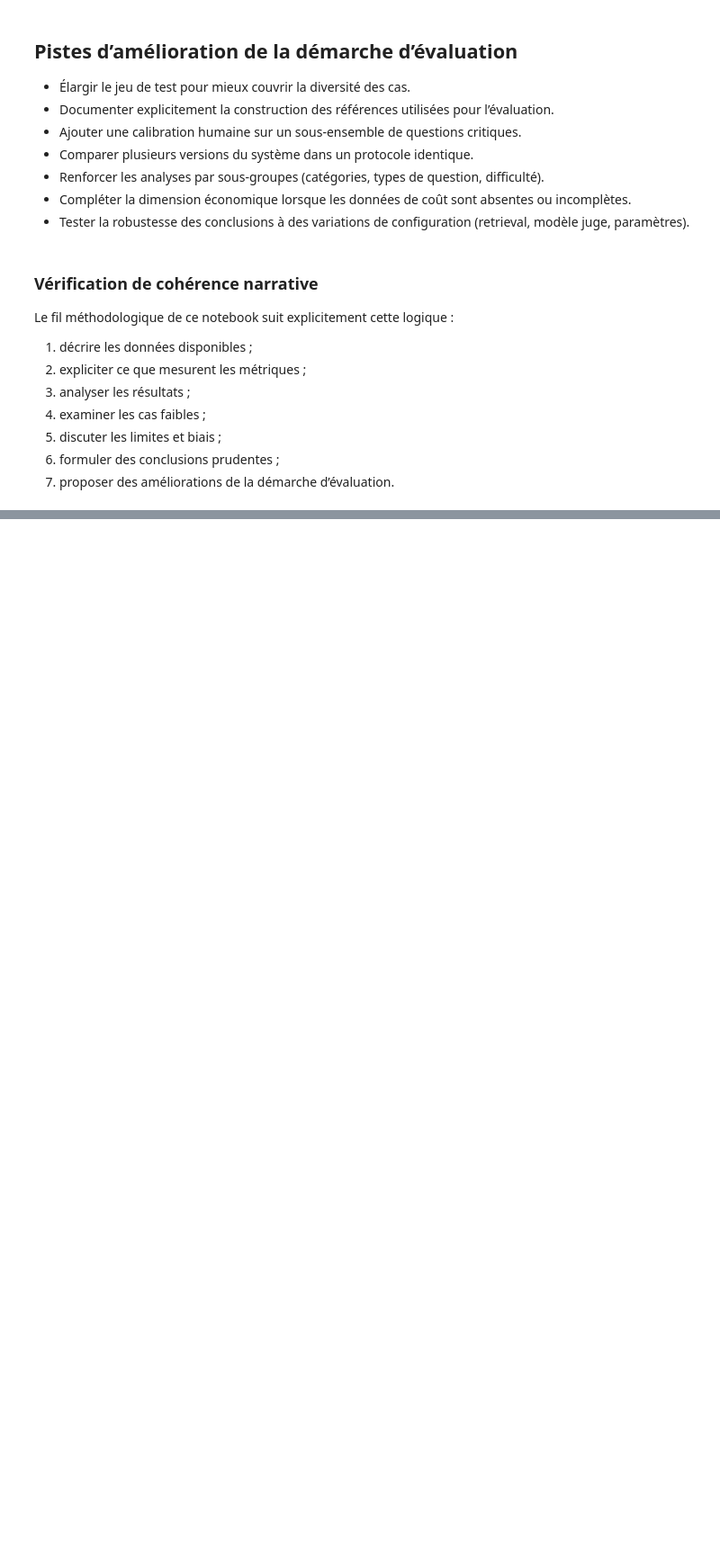
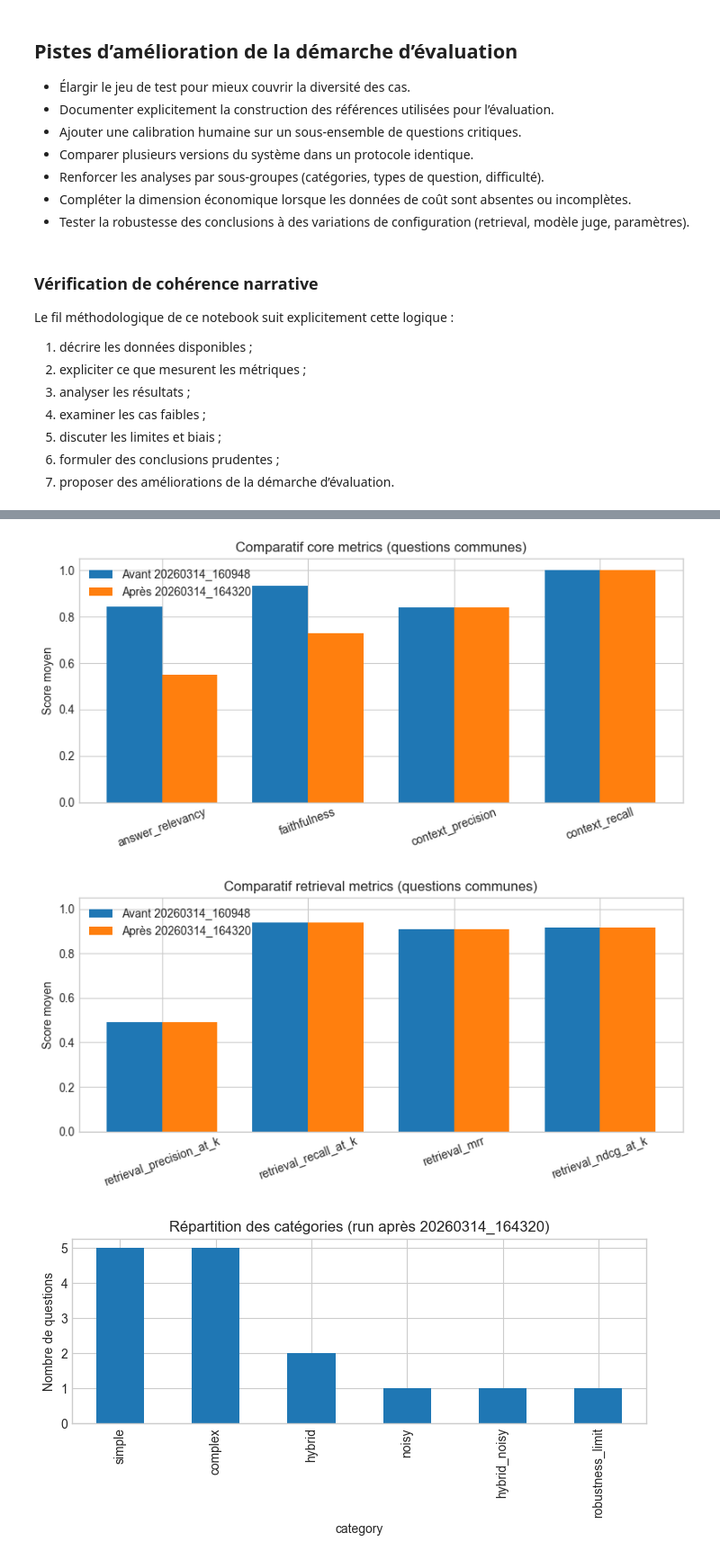
Before and after one commit to stephmnt/eval_RAGAS, a Jupyter notebook: notes_perso.ipynb, the cells around one changed output, grey strips where cells are left out. Shown at 90% size. Cells and saved outputs as stored; diff of their text form; code cells hidden in the pictures; blank space fills up the shorter version.

Commit message:
structuration comparatif

```diff
--- a/notes_perso.ipynb
+++ b/notes_perso.ipynb
@@ -698,0 +902,54 @@ Le fil méthodologique de ce notebook suit explicitement cette logique :
+# %%
+# Graphique 1 : Core metrics (comparaison stricte sur questions communes si possible)
+if not common_table.empty:
+    fig, ax = plt.subplots(figsize=(8, 4))
+    x = np.arange(len(core_metrics))
+    width = 0.38
+
+    y_before = [common_table.loc[common_table['metric'] == m, f'before_{before_ts}_common'].values[0] for m in core_metrics]
+    y_after = [common_table.loc[common_table['metric'] == m, f'after_{after_ts}_common'].values[0] for m in core_metrics]
+
+    ax.bar(x - width/2, y_before, width=width, label=f'Avant {before_ts}')
+    ax.bar(x + width/2, y_after, width=width, label=f'Après {after_ts}')
+    ax.set_xticks(x)
+    ax.set_xticklabels(core_metrics, rotation=20)
+    ax.set_ylim(0, 1.05)
+    ax.set_ylabel('Score moyen')
+    ax.set_title('Comparatif core metrics (questions communes)')
+    ax.legend()
+    plt.tight_layout()
+    plt.show()
+
+# Graphique 2 : Retrieval metrics (même logique)
+if not common_table.empty:
+    fig, ax = plt.subplots(figsize=(8, 4))
+    x = np.arange(len(retrieval_metrics))
+    width = 0.38
+
+    y_before = [common_table.loc[common_table['metric'] == m, f'before_{before_ts}_common'].values[0] for m in retrieval_metrics]
+    y_after = [common_table.loc[common_table['metric'] == m, f'after_{after_ts}_common'].values[0] for m in retrieval_metrics]
+
+    ax.bar(x - width/2, y_before, width=width, label=f'Avant {before_ts}')
+    ax.bar(x + width/2, y_after, width=width, label=f'Après {after_ts}')
+    ax.set_xticks(x)
+    ax.set_xticklabels(retrieval_metrics, rotation=20)
+    ax.set_ylim(0, 1.05)
+    ax.set_ylabel('Score moyen')
+    ax.set_title('Comparatif retrieval metrics (questions communes)')
+    ax.legend()
+    plt.tight_layout()
+    plt.show()
+
+# Graphique 3 : Répartition des catégories dans le run après
+if 'category' in after_df.columns:
+    cat_counts = after_df['category'].value_counts().sort_values(ascending=False)
+    fig, ax = plt.subplots(figsize=(7, 3.8))
+    cat_counts.plot(kind='bar', ax=ax)
+    ax.set_title(f'Répartition des catégories (run après {after_ts})')
+    ax.set_ylabel('Nombre de questions')
+    plt.tight_layout()
+    plt.show()
+# %% [output]
+[figure, added]
+[figure, added]
+[figure, added]
```
Also changed, not shown: parts of 19 cells of this notebook, 5 other files.
